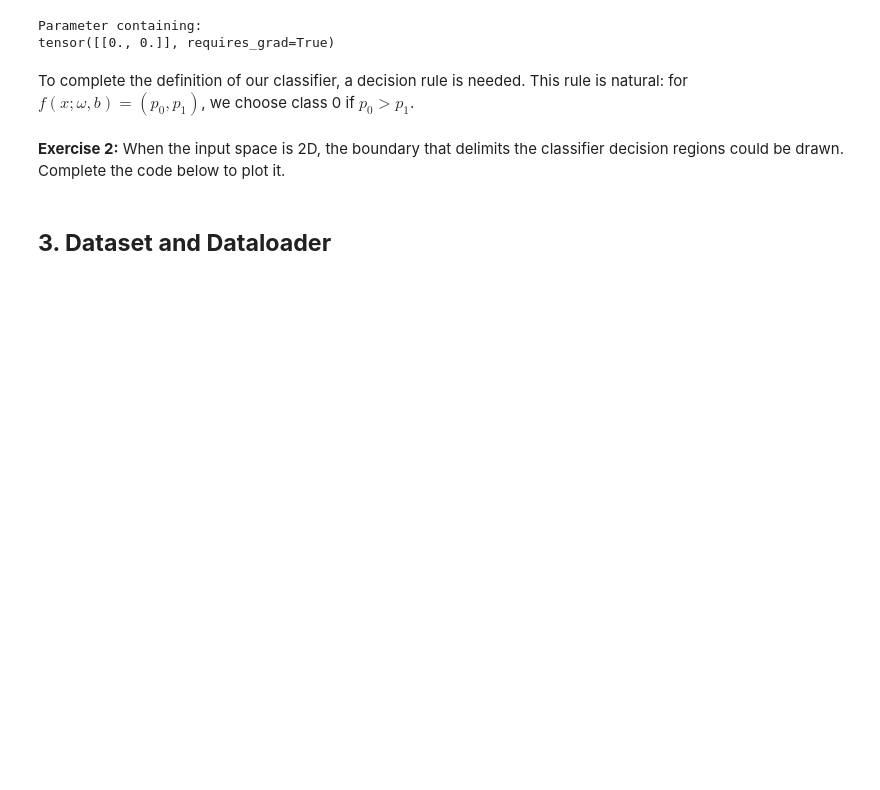
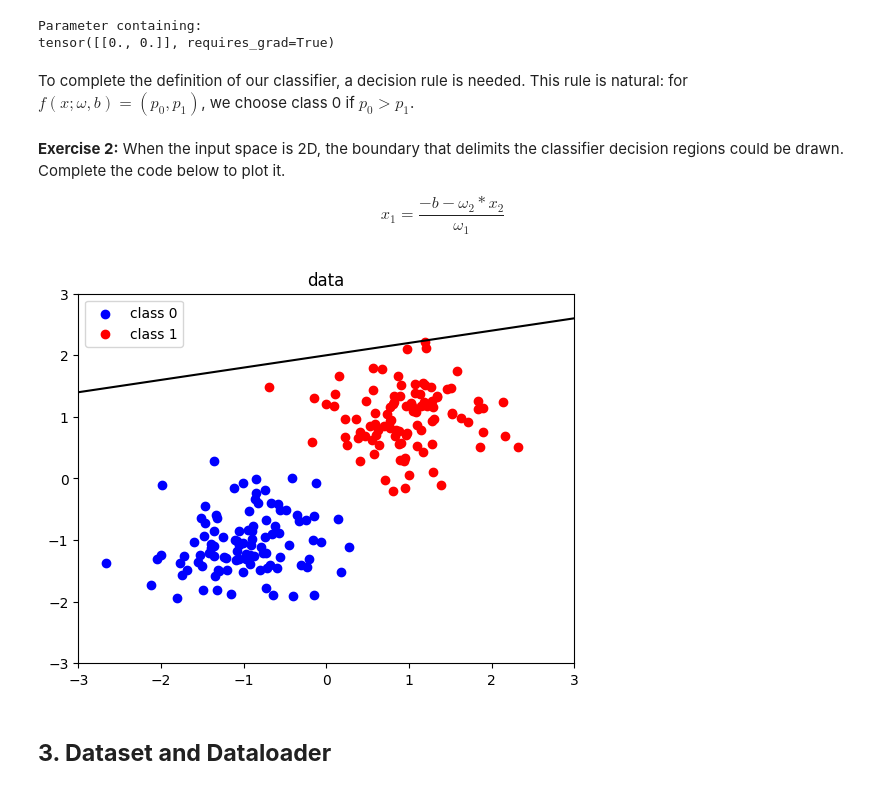
Before and after one commit to mihaicostin34/ML_S5_etudiants, a Jupyter notebook: practicals/P1/P1_instructions.ipynb, the cells around one changed output. Drawn from its saved outputs; the diff is of its cells as text; code cells hidden in the pictures; blank space fills up the shorter version.

```diff
--- a/practicals/P1/P1_instructions.ipynb
+++ b/practicals/P1/P1_instructions.ipynb
@@ -147,16 +147,22 @@ To complete the definition of our classifier, a decision rule is needed. This ru
 # %% [markdown]
 **Exercise 2:**
 When the input space is 2D, the boundary that delimits the classifier decision regions could be drawn. Complete the code below to plot it.
+
+$$
+x_1 = \frac{-b - ω_2* x_2}{ω_1}
+$$
 # %%
 def drawDecisionBoundary(model, ax, interval=[-10, 10], color='black'):
     x0 = np.arange(interval[0], interval[1], 0.01)
-
+    x1 = (-model.fc.bias.detach().numpy() - model.fc.weight[0, 0].detach().numpy() * x0) / model.fc.weight[0, 1].detach().numpy()
     ax.plot(x0, x1, color=color)
 
 
 echs, ax = BinaryClassProblem()
 drawDecisionBoundary(model, ax)
 plt.show()
+# %% [output]
+[figure, added]
 # %% [markdown]
 ## **3. Dataset and Dataloader**
 # %% [markdown]
```
Also changed, not shown: parts of 2 cells of this notebook.
